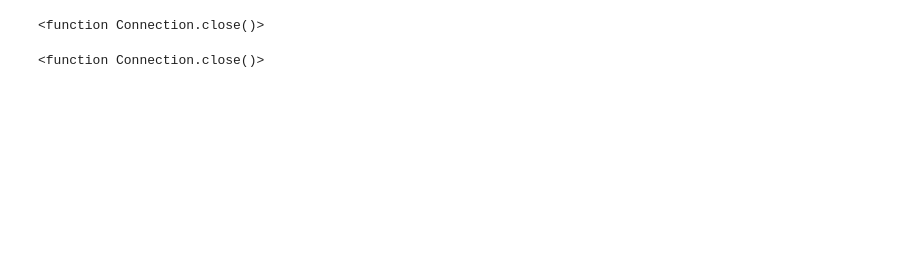
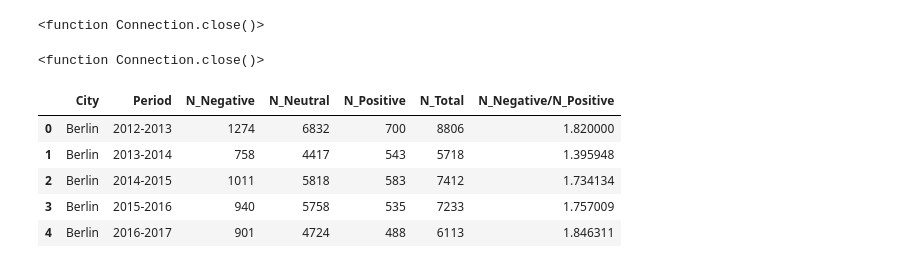
Before and after one commit to kklotzke/NLP-Sentiment-Twitter-German, a Jupyter notebook: NLP-Sentiment-Twitter-German.ipynb, the cells around one changed output. Cells and saved outputs as stored; diff of their text form; code cells hidden in the pictures; blank space fills up the shorter version.

```diff
--- a/NLP-Sentiment-Twitter-German.ipynb
+++ b/NLP-Sentiment-Twitter-German.ipynb
@@ -146,0 +156,16 @@ torch.cuda.empty_cache()
+# %%
+df_aggr = df.groupby(['search_term','period', 'sentiment']).size().reset_index(name='counts')
+df_aggr
+df_aggr = pd.pivot(df_aggr, index=['search_term', 'period'], columns='sentiment', values='counts')
+df_aggr = df_aggr.reset_index()
+df_aggr.columns = ['City', 'Period', 'N_Negative', 'N_Neutral', 'N_Positive']
+df_aggr['N_Total'] = df_aggr['N_Negative'] + df_aggr['N_Neutral'] + df_aggr['N_Positive']
+df_aggr['N_Negative/N_Positive'] = df_aggr['N_Negative'] / df_aggr['N_Positive']
+df_aggr.head()
+# %% [output]
+|  | City | Period | N_Negative | N_Neutral | N_Positive | N_Total | N_Negative/N_Positive |
+| 0 | Berlin | 2012-2013 | 1274 | 6832 | 700 | 8806 | 1.820000 |
+| 1 | Berlin | 2013-2014 | 758 | 4417 | 543 | 5718 | 1.395948 |
+| 2 | Berlin | 2014-2015 | 1011 | 5818 | 583 | 7412 | 1.734134 |
+| 3 | Berlin | 2015-2016 | 940 | 5758 | 535 | 7233 | 1.757009 |
+| 4 | Berlin | 2016-2017 | 901 | 4724 | 488 | 6113 | 1.846311 |
```
Also changed, not shown: parts of 3 cells of this notebook, 1 other file.
